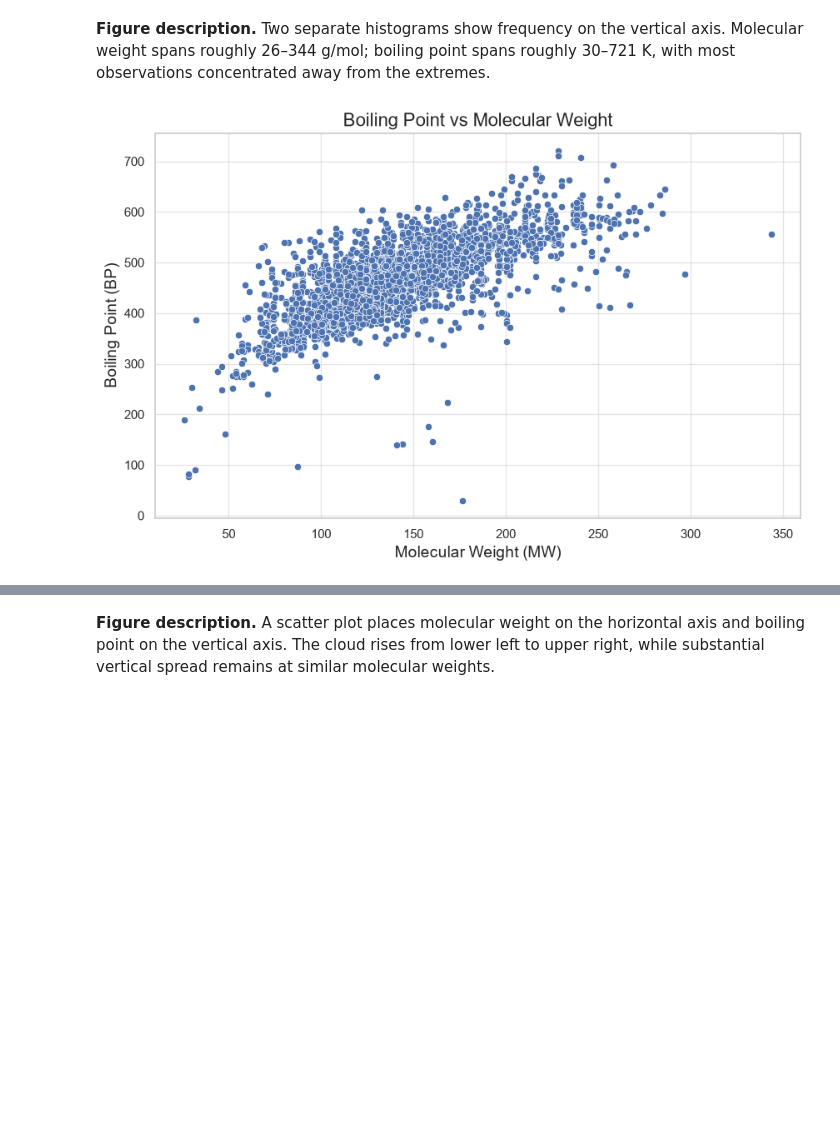
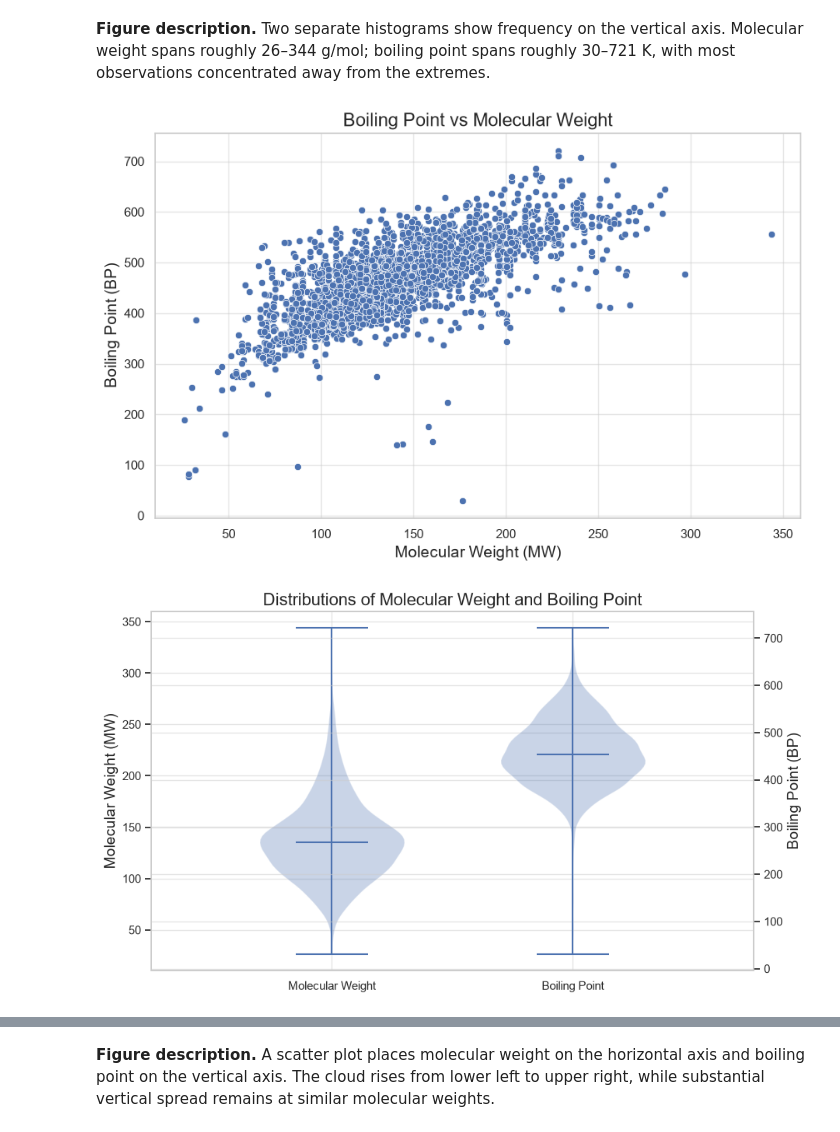
Before and after one commit to stlmaxpt/mizzou_atomistic_materials_analytics_fs2026, a Jupyter notebook: 01_Structure_to_Boiling_Point/01_NIST_BP_V2.ipynb, the cells around one changed output, grey strips where cells are left out. Cells and saved outputs as stored; diff of their text form; code cells hidden in the pictures; blank space fills up the shorter version.

Commit message:
played with some dataset imports, and made some violin and box plots

```diff
--- a/01_Structure_to_Boiling_Point/01_NIST_BP_V2.ipynb
+++ b/01_Structure_to_Boiling_Point/01_NIST_BP_V2.ipynb
@@ -859,23 +680,113 @@ AttributeError: 'tqdm_notebook' object has no attribute 'disp'
 # %%
 import matplotlib.pyplot as plt
 import seaborn as sns
 
 # Ensure seaborn styles are applied
 sns.set(style="whitegrid")
 
 # Filter the CompoundData to exclude rows with missing values in 'BP' or 'MW'
 filtered_data = CompoundData.dropna(subset=['BP', 'MW'])
 
 # Create the scatter plot
 plt.figure(figsize=(10, 6))
 sns.scatterplot(x='MW', y='BP', data=filtered_data)
 
 # Add titles and labels
 plt.title('Boiling Point vs Molecular Weight', fontsize=16)
 plt.xlabel('Molecular Weight (MW)', fontsize=14)
 plt.ylabel('Boiling Point (BP)', fontsize=14)
 
 # Show the plot
 plt.show()
+
+# Violin plots:
+
+# Create figure and left axis
+fig, ax1 = plt.subplots(figsize=(10, 6))
+
+# Create right axis
+ax2 = ax1.twinx()
+
+# Molecular weight violin on the left
+ax1.violinplot(
+    filtered_data['MW'],
+    positions=[0],
+    widths=0.6,
+    showmeans=False,
+    showmedians=True
+)
+
+# Boiling point violin on the right
+ax2.violinplot(
+    filtered_data['BP'],
+    positions=[1],
+    widths=0.6,
+    showmeans=False,
+    showmedians=True
+)
+
+# Axis labels
+ax1.set_ylabel('Molecular Weight (MW)', fontsize=14)
+ax2.set_ylabel('Boiling Point (BP)', fontsize=14)
+
+# X-axis labels
+ax1.set_xticks([0, 1])
+ax1.set_xticklabels(['Molecular Weight', 'Boiling Point'])
+
+# Make both axes use the same x-range
+ax1.set_xlim(-0.75, 1.75)
+ax2.set_xlim(-0.75, 1.75)
+
+# Title
+plt.title('Distributions of Molecular Weight and Boiling Point', fontsize=16)
+
+plt.savefig("violinPlot.png")
+plt.show()
+
+
+
+# Boxplots:
+fig, ax1 = plt.subplots(figsize=(10, 6))
+ax2 = ax1.twinx()
+
+ax1.boxplot(
+    filtered_data['MW'],
+    positions=[0],
+    widths=0.5,
+    patch_artist=True,
+    showfliers=False,
+    whis=(0, 100),
+    whiskerprops=dict(color='blue'),
+    capprops=dict(color='blue')
+)
+
+ax2.boxplot(
+    filtered_data['BP'],
+    positions=[1],
+    widths=0.5,
+    patch_artist=True,
+    showfliers=False,
+    whis=(0, 100),
+    whiskerprops=dict(color='blue'),
+    capprops=dict(color='blue')
+)
+
+ax1.set_ylabel('Molecular Weight (MW)', fontsize=14)
+ax2.set_ylabel('Boiling Point (BP)', fontsize=14)
+
+ax1.set_xticks([0, 1])
+ax1.set_xticklabels(['Molecular Weight', 'Boiling Point'])
+ax2.set_xticks([])
+
+ax1.set_xlim(-0.75, 1.75)
+ax2.set_xlim(-0.75, 1.75)
+
+ax2.grid(False)
+
+plt.title('Distributions of Molecular Weight and Boiling Point', fontsize=16)
+plt.tight_layout()
+plt.savefig("boxPlot.png")
+plt.show()
 # %% [output]
 [figure]
+[figure, added]
```
Also changed, not shown: parts of 5 cells of this notebook, 2 other files.
